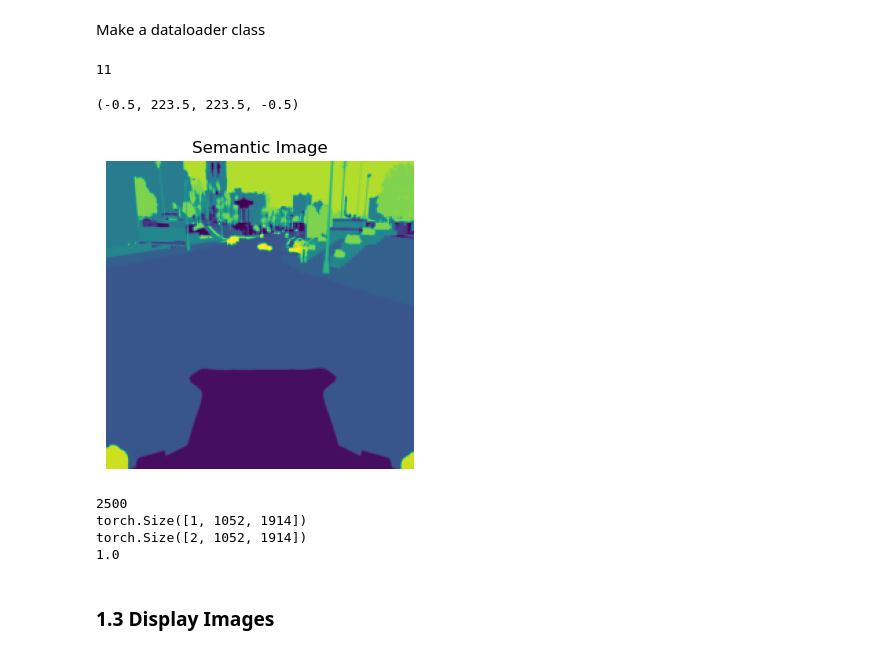
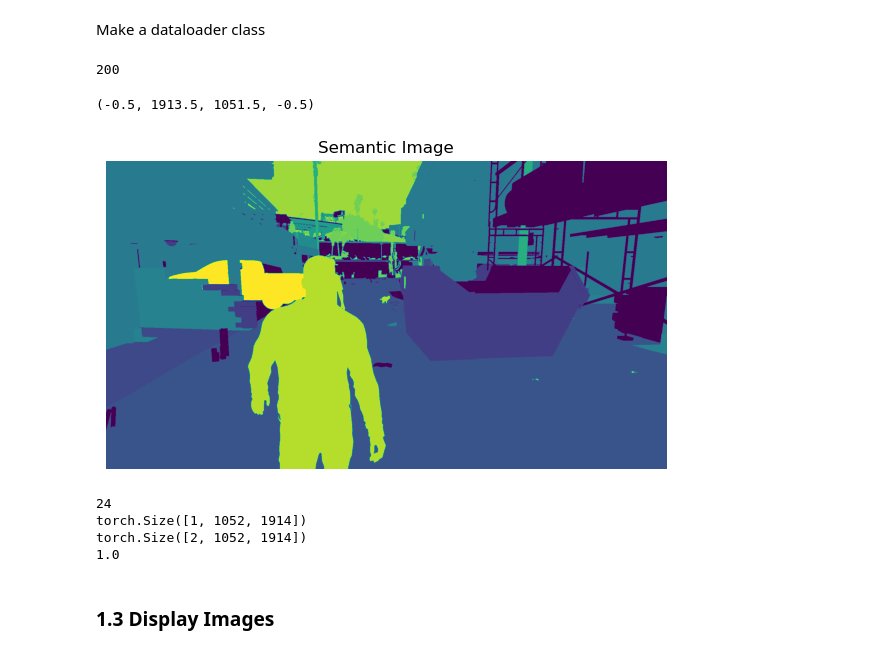
Before and after one commit to adamburman/deep-machine-learning-colorization-project, a Jupyter notebook: project.ipynb, the cells around one changed output. Drawn from its saved outputs; the diff is of its cells as text; code cells hidden in the pictures.

```diff
--- a/project.ipynb
+++ b/project.ipynb
@@ -11,7 +11,7 @@ assert python_version_tuple()[:2] == ('3','9'), "You are not running Python 3.9.
 # %%
 
 
-path = r"C:\Users\carol\Deep Machine Learning\project\Dataset"
+path = r"C:\Users\adamb\Documents\Skola\MPSYS\Deep Machine Learning\colorization\deep-machine-learning-colorization-project\Dataset"
 import torch
 from sklearn.model_selection import train_test_split
 from sklearn.metrics import confusion_matrix
@@ -113,7 +113,7 @@ class GTASemData(Dataset):
         ab = torch.cat((a.unsqueeze(0), b.unsqueeze(0)), dim=0).squeeze()
         out = torch.cat(((L.unsqueeze(0)-50)/50, label.unsqueeze(0)), dim=0).squeeze()
 
-        return out, ab/128
+        return (L-50)/50, label
 
     def __len__(self):
         """Get the number of samples in the dataset"""
@@ -147,23 +147,23 @@ class GTASemData(Dataset):
         return img_paths, label_paths
 # %%
 resize_size = 224
-transform =  Compose([ToTensor(), Resize((resize_size, resize_size), antialias=True)])
+transform =  Compose([ToTensor()])#, Resize((resize_size, resize_size), antialias=True)])
 
 example_dataset1 = GTASemData(path, transform)
-L1, ab = example_dataset1[1]
-print(len(np.unique(L1[1].numpy().round(2))))
+L1, ab = example_dataset1[0]
+print(len(np.unique(L1.numpy().round(2))))
 
 
-cmap = plt.get_cmap('tab20c')
+#cmap = plt.get_cmap('tab20c')
 plt.figure(figsize=(8, 4))
 #plt.imshow(L1[1].numpy().squeeze(), cmap)
-plt.imshow(L1[1].numpy().squeeze())
+plt.imshow(ab.numpy().squeeze())
 plt.title('Semantic Image')
 plt.axis('off')
 # %% [output]
-11
+200
-(-0.5, 223.5, 223.5, -0.5)
+(-0.5, 1913.5, 1051.5, -0.5)
-[figure, old version]
+[figure, new version]
 # %%
 from torch.utils.data import Dataset
 from itertools import chain
@@ -269,7 +269,7 @@ print(L.shape)
 print(ab.shape)
 print(np.max(L.numpy()))
 # %% [output]
-2500
+24
 torch.Size([1, 1052, 1914])
 torch.Size([2, 1052, 1914])
 1.0
```
Also changed, not shown: parts of 11 cells of this notebook.
